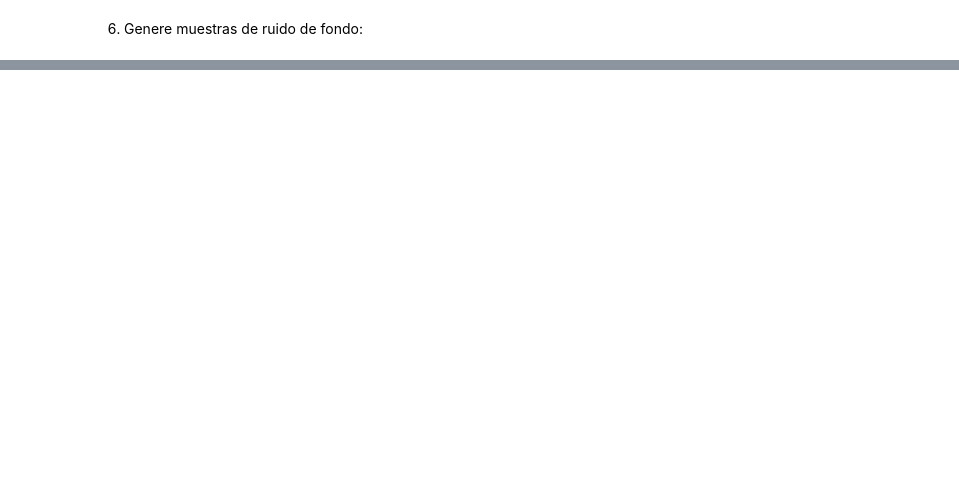
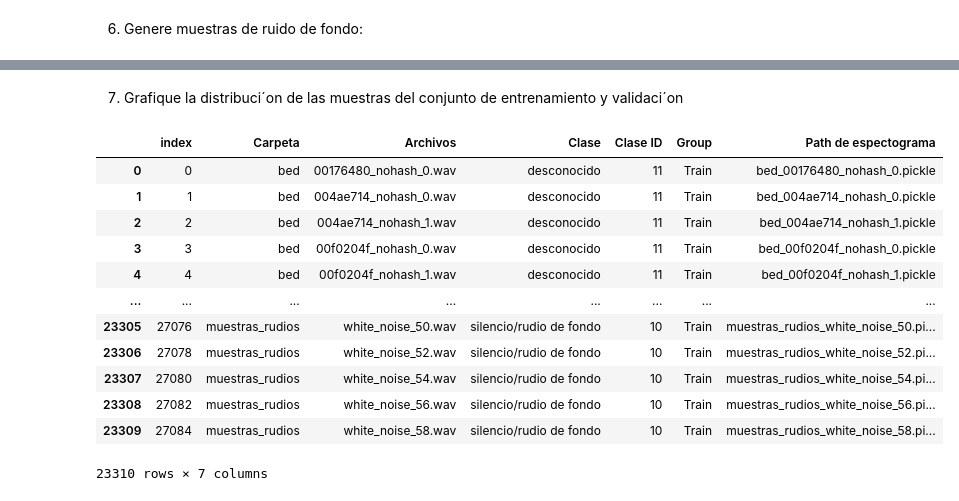
Before and after one commit to coursesmichaelgruner/dsp-3-2022-proyecto2-a, a Jupyter notebook: proyecto.ipynb, the cells around one changed output, grey strips where cells are left out. Drawn from its saved outputs; the diff is of its cells as text; code cells hidden in the pictures; blank space fills up the shorter version.

```diff
--- a/proyecto.ipynb
+++ b/proyecto.ipynb
@@ -541,0 +598,21 @@ dfruido
+# %% [markdown]
+7. Grafique la distribuci´on de las muestras del conjunto de entrenamiento y validaci´on
+# %%
+grouped = df1.groupby(df1.Group)
+df1_train = grouped.get_group("Train")
+df1_train = df1_train.reset_index()
+df1_train
+# %% [output]
+|  | index | Carpeta | Archivos | Clase | Clase ID | Group | Path de espectograma |
+| 0 | 0 | bed | 00176480_nohash_0.wav | desconocido | 11 | Train | bed_00176480_nohash_0.pickle |
+| 1 | 1 | bed | 004ae714_nohash_0.wav | desconocido | 11 | Train | bed_004ae714_nohash_0.pickle |
+| 2 | 2 | bed | 004ae714_nohash_1.wav | desconocido | 11 | Train | bed_004ae714_nohash_1.pickle |
+| 3 | 3 | bed | 00f0204f_nohash_0.wav | desconocido | 11 | Train | bed_00f0204f_nohash_0.pickle |
+| 4 | 4 | bed | 00f0204f_nohash_1.wav | desconocido | 11 | Train | bed_00f0204f_nohash_1.pickle |
+| ... | ... | ... | ... | ... | ... | ... | ... |
+| 23305 | 27076 | muestras_rudios | white_noise_50.wav | silencio/rudio de fondo | 10 | Train | muestras_rudios_white_noise_50.pi... |
+| 23306 | 27078 | muestras_rudios | white_noise_52.wav | silencio/rudio de fondo | 10 | Train | muestras_rudios_white_noise_52.pi... |
+| 23307 | 27080 | muestras_rudios | white_noise_54.wav | silencio/rudio de fondo | 10 | Train | muestras_rudios_white_noise_54.pi... |
+| 23308 | 27082 | muestras_rudios | white_noise_56.wav | silencio/rudio de fondo | 10 | Train | muestras_rudios_white_noise_56.pi... |
+| 23309 | 27084 | muestras_rudios | white_noise_58.wav | silencio/rudio de fondo | 10 | Train | muestras_rudios_white_noise_58.pi... |
+23310 rows × 7 columns
```
Also changed, not shown: parts of 24 cells of this notebook.
